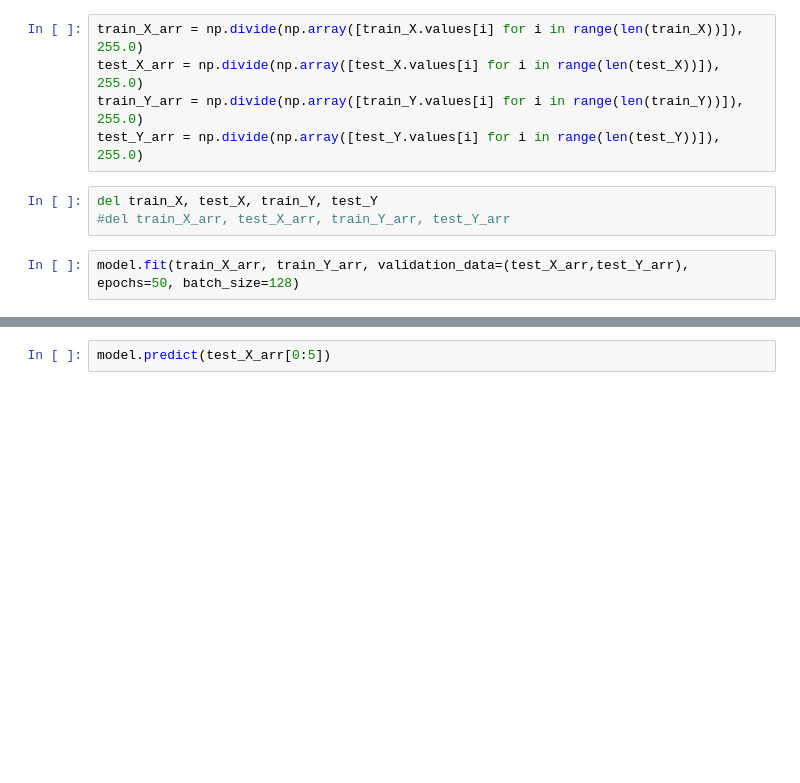
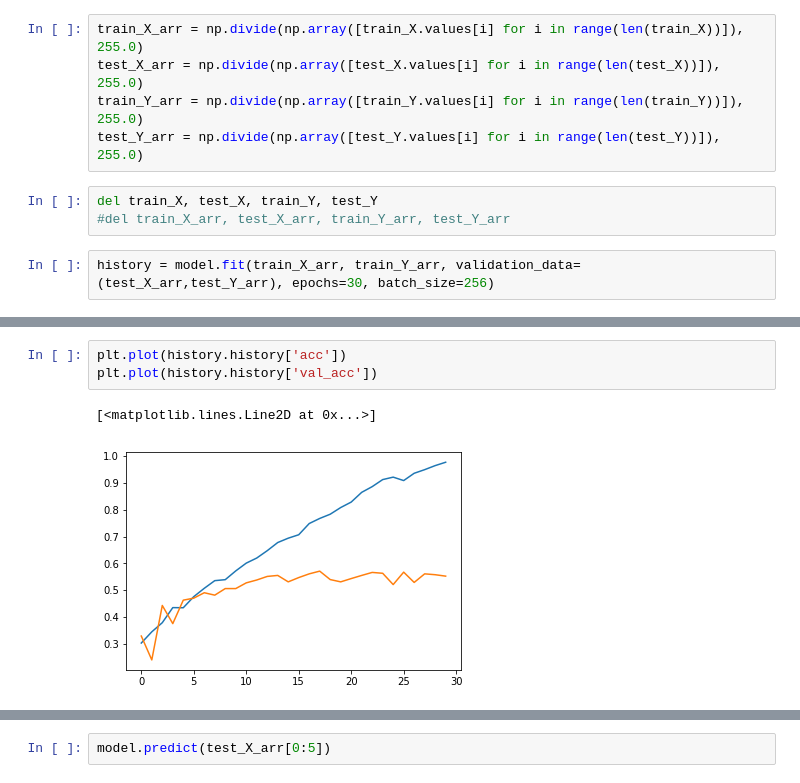
Before and after one commit to arkothiwala/Analytics-Vidhya, a Jupyter notebook: AV_GoD.ipynb, the cells around one changed output, grey strips where cells are left out. Drawn from its saved outputs; the diff is of its cells as text; blank space fills up the shorter version.

```diff
--- a/AV_GoD.ipynb
+++ b/AV_GoD.ipynb
@@ -329,6 +329,6 @@ test_Y_arr = np.divide(np.array([test_Y.values[i] for i in range(len(test_Y))]),
 del train_X, test_X, train_Y, test_Y
 #del train_X_arr, test_X_arr, train_Y_arr, test_Y_arr
 # %%
-model.fit(train_X_arr, train_Y_arr, validation_data=(test_X_arr,test_Y_arr), epochs=50, batch_size=128)
+history = model.fit(train_X_arr, train_Y_arr, validation_data=(test_X_arr,test_Y_arr), epochs=30, batch_size=256)
 # %% [output]
 Train on 4376 samples, validate on 1876 samples
@@ -335,0 +351,6 @@ Epoch 1/50
+# %%
+plt.plot(history.history['acc'])
+plt.plot(history.history['val_acc'])
+# %% [output]
+[<matplotlib.lines.Line2D at 0x...>]
+[figure, added]
```
Also changed, not shown: parts of 3 cells of this notebook.
